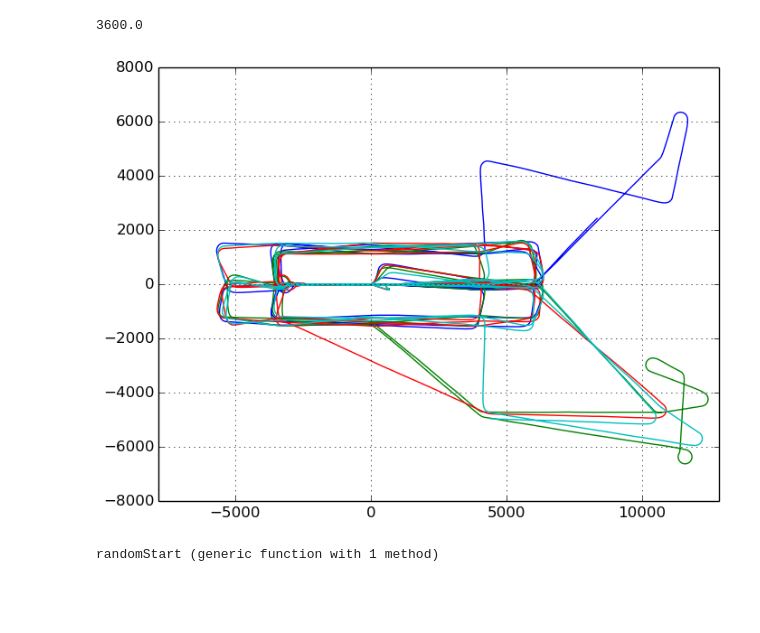
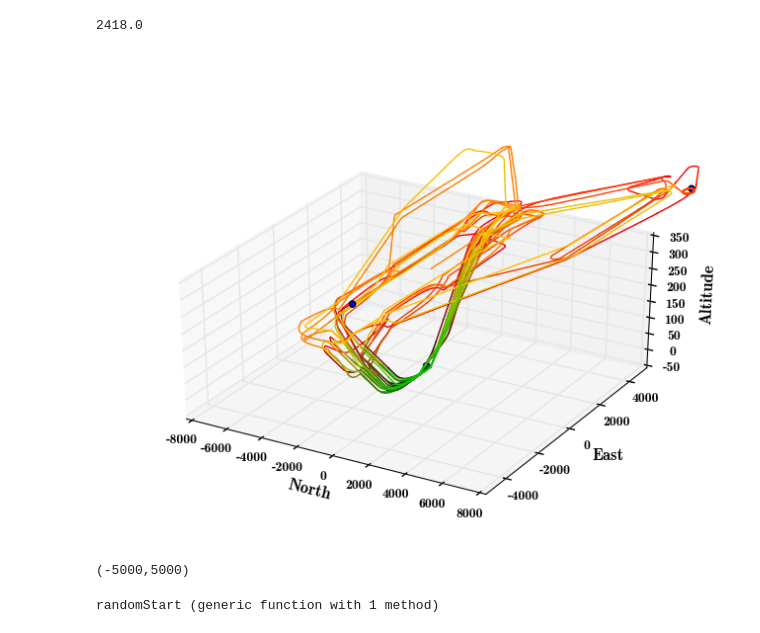
Before and after one commit to sisl/autoATC, a Jupyter notebook: 3dsim.ipynb, the cells around one changed output. Cells and saved outputs as stored; diff of their text form; code cells hidden in the pictures; blank space fills up the shorter version.

```diff
--- a/3dsim.ipynb
+++ b/3dsim.ipynb
@@ -22,8 +33,8 @@ INFO: Loading help data...
 # %%
 include("3dsim.jl"); #srand(5);
 # %%
-aircraftList = [airplane(50,:LDep), airplane(50, :RArr), airplane(50, :LX1), airplane(50, :U1)];
+aircraftList = [airplane(50,:LB1), airplane(50, :R), airplane(50, :U1), airplane(50, :LX1)];
 # %%
-(RNMAC, tmax) = simulate!(aircraftList,3600,false,:MDP,true); tmax
+(idmin, tmax) = simulate!(aircraftList,3600,true,:MDP,true); tmax
 # %% [output]
-3600.0
+2418.0
@@ -32,40 +41,57 @@ RNMAC_min = min(RNMAC[:,1], RNMAC[:,2],  RNMAC[:,3],  RNMAC[:,4]) - 100;
-# %%
-idx =  1:length(aircraftList[1].path)
-
-PyPlot.plot(RNMAC_min)
-PyPlot.grid("on")
-PyPlot.ylim([-10, 500])
 # %%
 roff = 2*4;
 b=0
 g=0
 rstart = 20*4+roff;
 rlen = 100
 range = rstart:(rstart+rlen)
 range=1:length(aircraftList[1].path)
+make3d = true
+
+if(make3d)
+    ax = PyPlot.gca(projection="3d")
+    #ax[:view_init](0, 180)
+    ax[:pbaspect] = [1,1,0.6]
+else
+    ax = PyPlot.gca()
+end
+
+D3 = Vector{Float64}[]
 for ac in aircraftList
     Y = [p.n for p in ac.path[range]];
     X = [p.e for p in ac.path[range]];
     Z = -[p.d for p in ac.path[range]];
     N = length(X)
-    if(false)
+    if(make3d)
         di = 100
         for i in 1:di:(N-di)
             idx = i:(i+di)
-            r = max( mean(Z[idx]) / 300 , .05)
-            PyPlot.plot3D(X[idx],Y[idx],Z[idx],color=(r,g,0))
+            r = clip( mean(Z[idx]) / 300 , .05, 1.)
+            PyPlot.plot3D(Y[idx],X[idx],Z[idx],color=(r,g,0))
         end
-        PyPlot.scatter3D(X[end],Y[end],Z[end],marker="x")
-        ax = PyPlot.gca()
-        ax[:view_init] = [90, 30]
-        ax[:pbaspect] = [1,1,1/2]
-
+        push!(D3, [Y[end], X[end], Z[end]])
+        PyPlot.xlabel("North")
+        PyPlot.ylabel("East")
+        PyPlot.zlabel("Altitude")
     else
         PyPlot.plot(X,Y)
+        PyPlot.axis("equal")
+        PyPlot.ylabel("North")
+        PyPlot.xlabel("East")
     end
     g += 0.25
 end
-PyPlot.axis("equal")
+
+for d in D3
+    PyPlot.scatter3D(d[1],d[2],d[3],marker="o")
+end
 PyPlot.grid("on")
+if make3d
+    ax[:set_ylim3d]([-5000, 5000])
+end
+#ax[:set_xlim3d]([-6000, 6000])
+
+#plt.savefig("/home/zouhair/Dropbox/AA229/project/ATMS2015/3dpattern.pdf", bbox_inches="tight")
 # %% [output]
-[figure, old version]
+[figure, new version]
+(-5000,5000)
```
Also changed, not shown: parts of 16 cells of this notebook, 3 other files.
